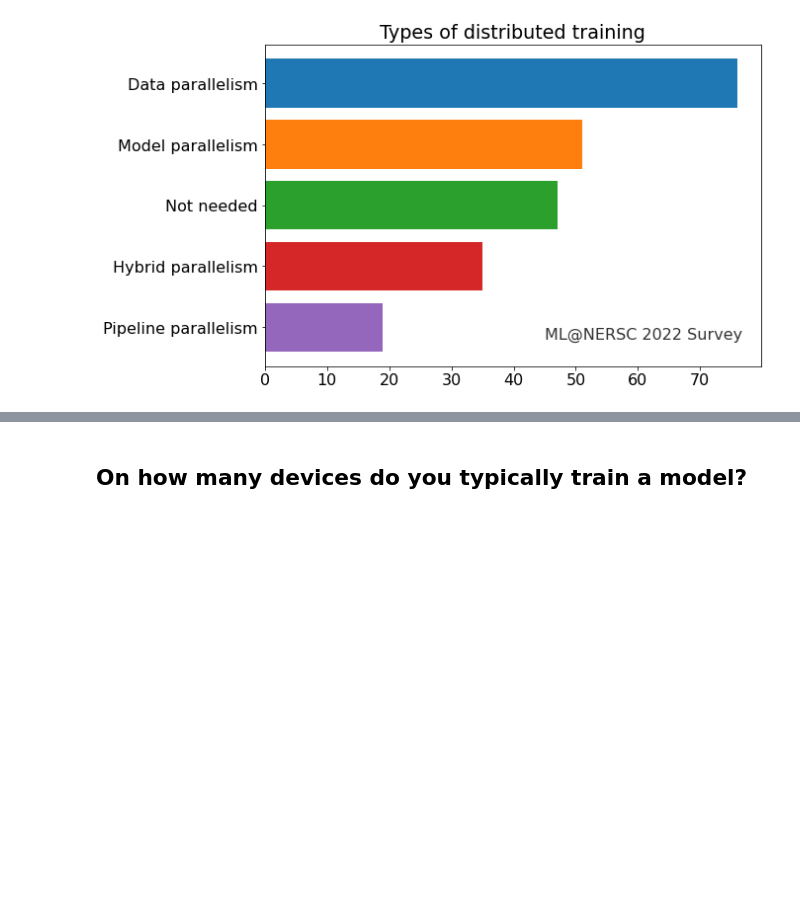
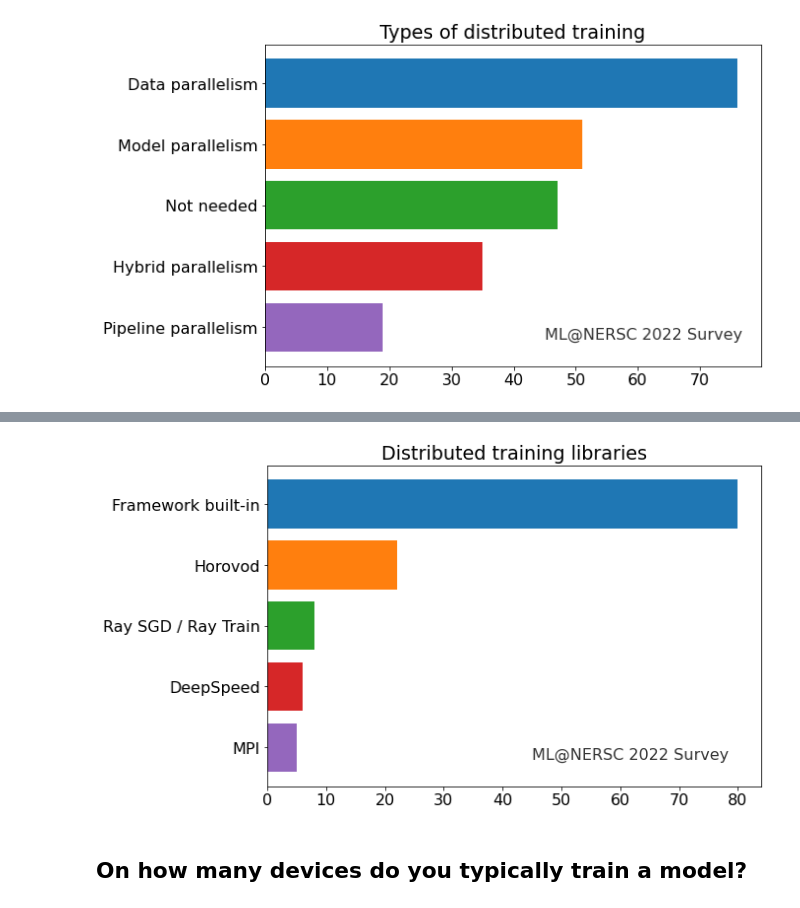
Before and after one commit to sparticlesteve/nersc-ml-survey, a Jupyter notebook: survey_analysis.ipynb, the cells around one changed output, grey strips where cells are left out. Drawn from its saved outputs; the diff is of its cells as text; code cells hidden in the pictures; blank space fills up the shorter version.

Commit message:
updating plots

```diff
--- a/survey_analysis.ipynb
+++ b/survey_analysis.ipynb
@@ -414,0 +446,18 @@ ax.text(45, -0.2, 'ML@NERSC 2022 Survey', alpha=0.8);
+# %%
+distlibs = data.iloc[:,26]
+
+# Simplify some labels
+distlibs = distlibs.str.replace(
+    'Framework built-in libraries (tensorflow.distributed, pytorch DistributedDataParallel)',
+    'Framework built-in',
+    regex=False
+)
+
+distlibs = split_multi_response(distlibs)
+
+# Combine some bins
+distlibs[distlibs.str.contains('mpi', case=False)] = 'MPI'
+distlibs[distlibs.str.contains('Distributed.jl')] = 'Framework built-in'
+# %%
+distlibs_counts = distlibs.value_counts(ascending=True)
+distlibs_counts
@@ -415,3 +476,15 @@ ax.text(45, -0.2, 'ML@NERSC 2022 Survey', alpha=0.8);
+# %%
+# Filter rare responses
+distlibs_counts = distlibs_counts[distlibs_counts > 1]
+# %%
+# Make the plot
+fig, ax = plt.subplots()
+
+ax.barh(distlibs_counts.index, distlibs_counts, color=colors[:len(distlibs_counts)][::-1])
+ax.set_title('Distributed training libraries')
+ax.text(45, -0.2, 'ML@NERSC 2022 Survey', alpha=0.8);
+# %% [output]
+[figure, added]
 # %% [markdown]
 ## On how many devices do you typically train a model?
 # %%
```
Also changed, not shown: parts of 12 cells of this notebook.
